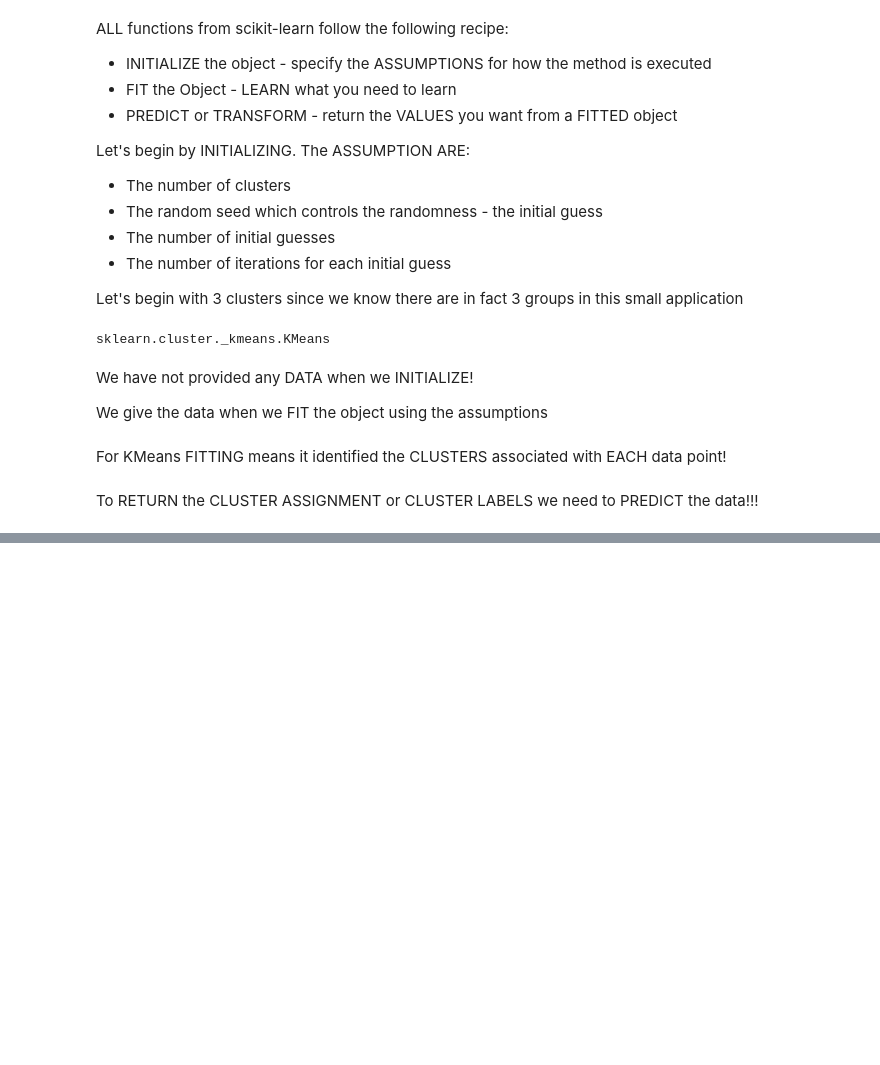
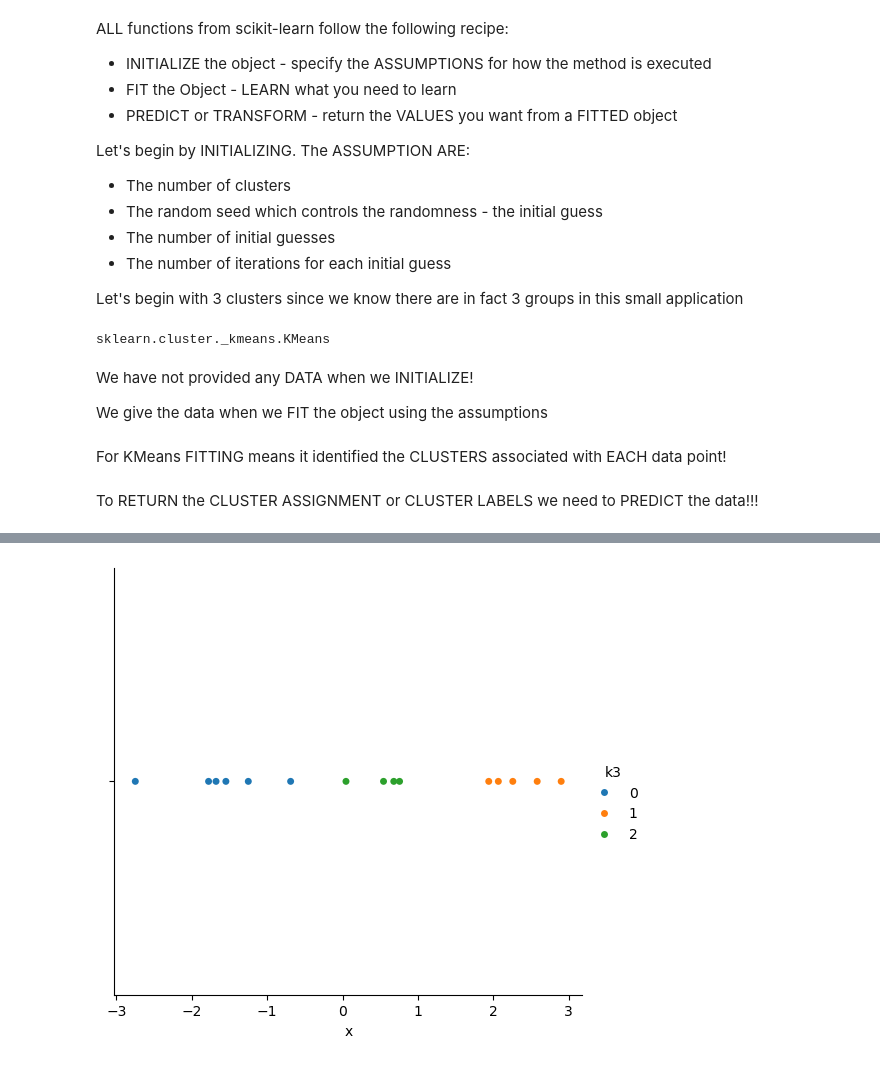
Before and after one commit to johnskpaulxqe/data-science, a Jupyter notebook: courses/CMPINF2100/publish/compinf2100_project/week_08/week_08_kmeans_1.ipynb, the cells around one changed output, grey strips where cells are left out. Drawn from its saved outputs; the diff is of its cells as text; code cells hidden in the pictures; blank space fills up the shorter version.

```diff
--- a/courses/CMPINF2100/publish/compinf2100_project/week_08/week_08_kmeans_1.ipynb
+++ b/courses/CMPINF2100/publish/compinf2100_project/week_08/week_08_kmeans_1.ipynb
@@ -151,0 +297,5 @@ To RETURN the CLUSTER ASSIGNMENT or CLUSTER LABELS we need to PREDICT the data!!
+# %%
+sns.catplot(data = df_copy, x='x', hue='k3', kind='strip', jitter=False)
+plt.show()
+# %% [output]
+[figure, added]
```
Also changed, not shown: parts of 54 cells of this notebook, 1 other file.
